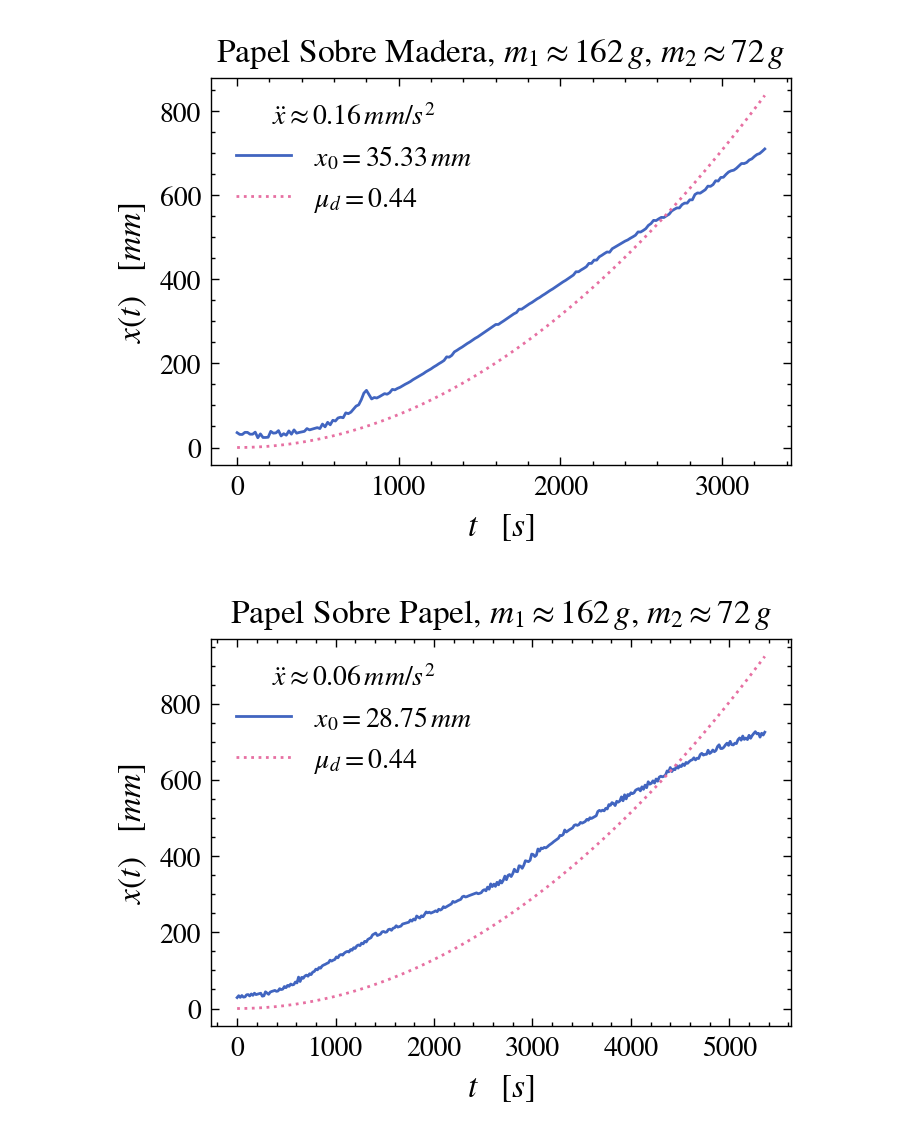
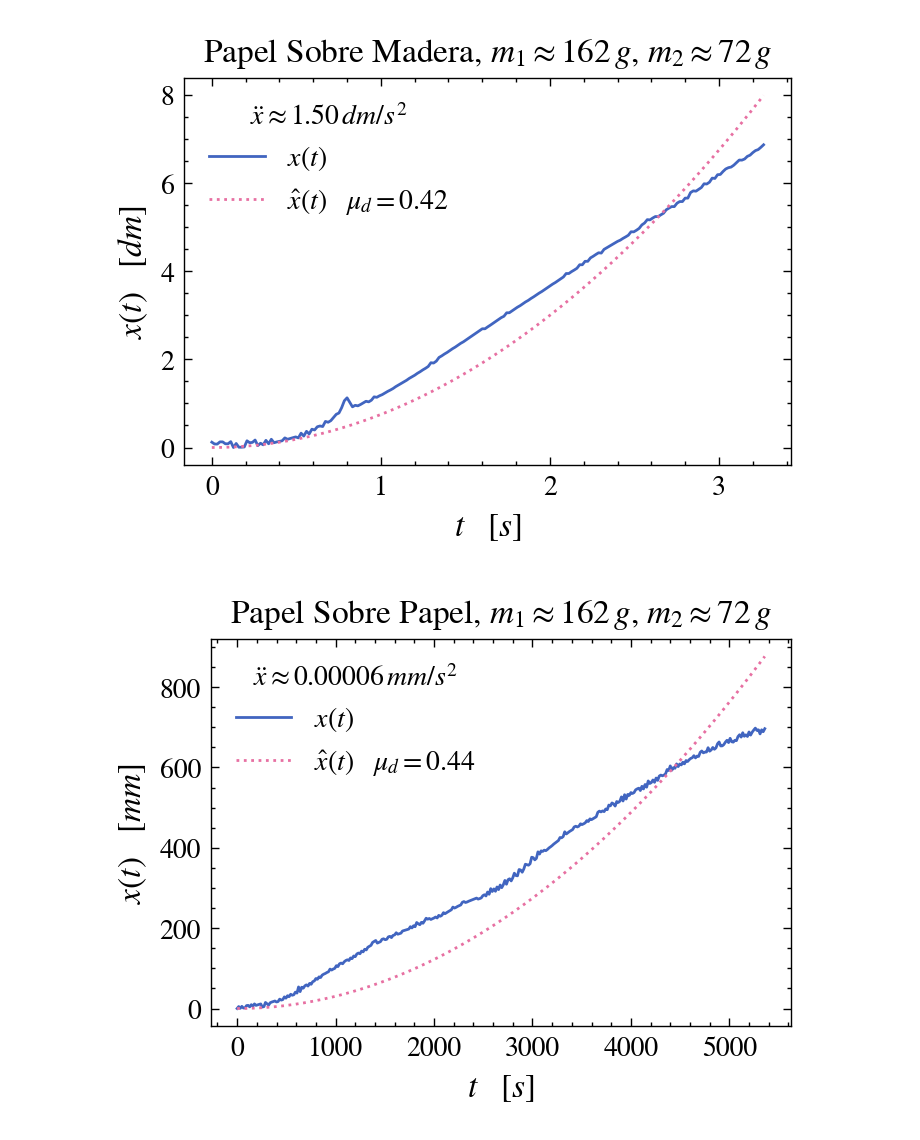
Before and after one commit to ignaschuemer7/Labo_III-Fisica_I, a Jupyter notebook: f1_tp3.ipynb, the cells around one changed output. Drawn from its saved outputs; the diff is of its cells as text; code cells hidden in the pictures.

```diff
--- a/f1_tp3.ipynb
+++ b/f1_tp3.ipynb
@@ -16,43 +17,56 @@ plasticOverPaper50 = pd.read_csv('data/plastico_papel_50.csv')
 plasticOverPaper100 = pd.read_csv('data/plastico_papel_100.csv')
 plasticOverPaper150 = pd.read_csv('data/plastico_papel_150.csv')
 
+# mm to m and ms to s
+paperOverWood50 *= 1e-3
+paperOverPaper50 *= 1e-3
+paperOverPaper100 *= 1e-3
+paperOverPaper150 *= 1e-3
+plasticOverWood50 *= 1e-3
+plasticOverWood100 *= 1e-3
+plasticOverWood150 *= 1e-3
+plasticOverWood200 *= 1e-3
+plasticOverPaper50 *= 1e-3
+plasticOverPaper100 *= 1e-3
+plasticOverPaper150 *= 1e-3
+
 woodenMass = 6.0 * 1e-3
 aluminiumMass = 22.0 * 1e-3
 bronzeMass = 72.0 * 1e-3
 sled = 110.0 * 1e-3
 
 ddotX = lambda m1, m2, g, dynamicMu: g * (m2 - dynamicMu * m1) / (m1 + m2)
-x = lambda t, m1, m2, g, dynamicMu: 0.5 * t**2 * g * (m2 - dynamicMu * m1) / (m1 + m2)
+x = lambda t, m1, m2, g, dynamicMu: 0.5 * t**2 * ddotX(m1, m2, g, dynamicMu)
 # %%
 m1 = sled + 5 * woodenMass + aluminiumMass
 m2 = bronzeMass
 
 dynamicMu = sp.optimize.curve_fit(lambda t, dynamicMu: x(t, m1, m2, sp.constants.g, dynamicMu), paperOverWood50['t'], paperOverWood50['x'])[0][0]
 
-plt.plot(paperOverWood50['t'], paperOverWood50['x'], label=f'$x_0 = {paperOverWood50["x"][0]:.2f} \\, mm$')
-plt.plot(paperOverWood50['t'], x(paperOverWood50['t'], m1, m2, sp.constants.g, dynamicMu), label=f'$\\mu_d = {dynamicMu:.2f}$')
+plt.plot(paperOverWood50['t'], paperOverWood50['x']*1e1, label=f'$x(t)$')
+plt.plot(paperOverWood50['t'], x(paperOverWood50['t'], m1, m2, sp.constants.g, dynamicMu)*1e1, label=f'$\hat{{x}}(t) \quad \\mu_d = {dynamicMu:.2f}$')
 plt.xlabel('$t \\quad [s]$')
-plt.ylabel('$x(t) \\quad [mm]$')
-plt.legend(title=f'$\ddot{{x}} \\approx {ddotX(m1, m2, sp.constants.g, dynamicMu) * 1e3:.2f} \\, mm/s^2$')
-plt.title(f'Papel Sobre Madera, $m_1 \\approx {m1 * 1e3:.0f} \\, g$, $m_2 \\approx {m2 * 1e3:.0f} \\, g$')
+plt.ylabel('$x(t) \\quad [dm]$')
+plt.legend(title=f'$\ddot{{x}} \\approx {ddotX(m1, m2, sp.constants.g, dynamicMu)*1e1:.2f} \\, dm/s^2$')
+plt.title(f'Papel Sobre Madera, $m_1 \\approx {m1*1e3:.0f} \\, g$, $m_2 \\approx {m2*1e3:.0f} \\, g$')
 plt.show()
 # %% [output]
-[figure, old version]
+[figure, new version]
 # %%
 m1 = sled + 5 * woodenMass + aluminiumMass
 m2 = bronzeMass
 
 dynamicMu = sp.optimize.curve_fit(lambda t, dynamicMu: x(t, m1, m2, sp.constants.g, dynamicMu), paperOverPaper50['t'], paperOverPaper50['x'])[0][0]
 
-plt.plot(paperOverPaper50['t'], paperOverPaper50['x'], label=f'$x_0 = {paperOverPaper50["x"][0]:.2f} \\, mm$')
-plt.plot(paperOverPaper50['t'], x(paperOverPaper50['t'], m1, m2, sp.constants.g, dynamicMu), label=f'$\\mu_d = {dynamicMu:.2f}$')
+plt.plot(paperOverPaper50['t'], paperOverPaper50['x']*1e3, label=f'$x(t)$')
+plt.plot(paperOverPaper50['t'], x(paperOverPaper50['t'], m1, m2, sp.constants.g, dynamicMu)*1e3, label=f'$\hat{{x}}(t) \quad \\mu_d = {dynamicMu:.2f}$')
 plt.xlabel('$t \\quad [s]$')
 plt.ylabel('$x(t) \\quad [mm]$')
-plt.legend(title=f'$\ddot{{x}} \\approx {ddotX(m1, m2, sp.constants.g, dynamicMu) * 1e3:.2f} \\, mm/s^2$')
-plt.title(f'Papel Sobre Papel, $m_1 \\approx {m1 * 1e3:.0f} \\, g$, $m_2 \\approx {m2 * 1e3:.0f} \\, g$')
+plt.legend(title=f'$\ddot{{x}} \\approx {ddotX(m1, m2, sp.constants.g, dynamicMu) * 1e3:.5f} \\, mm/s^2$')
+plt.title(f'Papel Sobre Papel, $m_1 \\approx {m1*1e3:.0f} \\, g$, $m_2 \\approx {m2*1e3:.0f} \\, g$')
 plt.show()
 # %% [output]
-[figure, old version]
+[figure, new version]
 # %%
 m1 = sled + 3 * woodenMass + 4 * aluminiumMass
 m2 = bronzeMass
```
Also changed, not shown: parts of 10 cells of this notebook, 11 other files.
